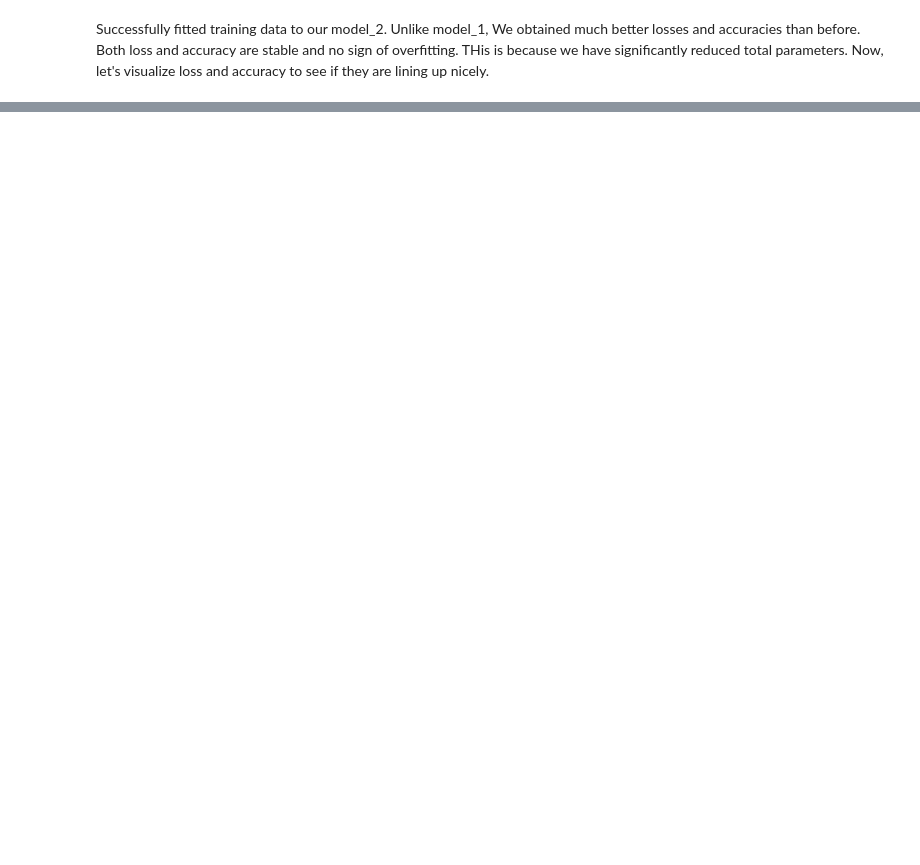
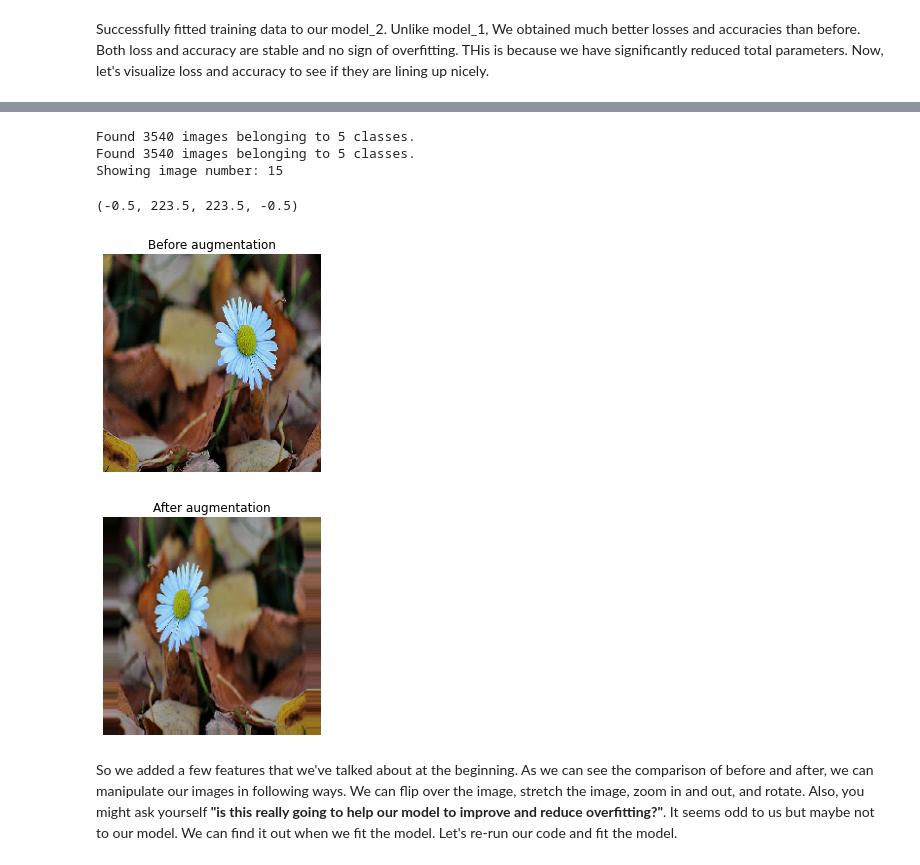
Before and after one commit to Hanabi0127/Projects, a Jupyter notebook: Flower_image_Classification_model_Portfolio.ipynb, the cells around one changed output, grey strips where cells are left out. Cells and saved outputs as stored; diff of their text form; code cells hidden in the pictures; blank space fills up the shorter version.

```diff
--- a/Flower_image_Classification_model_Portfolio.ipynb
+++ b/Flower_image_Classification_model_Portfolio.ipynb
@@ -343,0 +347,40 @@ This looks much nicer than before. Both lines are lining up closely and neither
+# %%
+# We're going to add rotation, zooming in, cropping, flipping and adding some shift to width and height.
+train_datagen_aug = ImageDataGenerator(rescale= 1/255.,
+                                       rotation_range= 0.2, # Rotation
+                                       zoom_range=0.2, # Zoom in
+                                       horizontal_flip=True, # Flip
+                                       )
+train_data_aug = train_datagen_aug.flow_from_directory(train_dir,
+                                                       target_size=(224,224),
+                                                       batch_size=32,
+                                                       class_mode="categorical",
+                                                       shuffle=False # Set shuffle=False only for demonstration.
+                                                       )
+train_data = train_datagen.flow_from_directory(train_dir,
+                                               target_size=(224,224),
+                                               batch_size=32,
+                                               class_mode="categorical",
+                                               shuffle=False) # Non-augmented data. Only for comparison.
+images, labels = train_data.next()
+aug_images , aug_labels = train_data_aug.next()
+
+random_index = random.randint(0,30)
+print(f"Showing image number: {random_index}")
+plt.imshow(images[random_index])
+plt.title("Before augmentation")
+plt.axis(False)
+
+plt.figure()
+plt.imshow(aug_images[random_index])
+plt.title("After augmentation")
+plt.axis(False)
+# %% [output]
+Found 3540 images belonging to 5 classes.
+Found 3540 images belonging to 5 classes.
+Showing image number: 15
+(-0.5, 223.5, 223.5, -0.5)
+[figure, added]
+[figure, added]
+# %% [markdown]
+So we added a few features that we've talked about at the beginning. As we can see the comparison of before and after, we can manipulate our images in following ways. We can flip over the image, stretch the image, zoom in and out, and rotate. Also, you might ask yourself **"is this really going to help our model to improve and reduce overfitting?"**. It seems odd to us but maybe not to our model. We can find it out when we fit the model. Let's re-run our code and fit the model.
```
Also changed, not shown: parts of 19 cells of this notebook.
